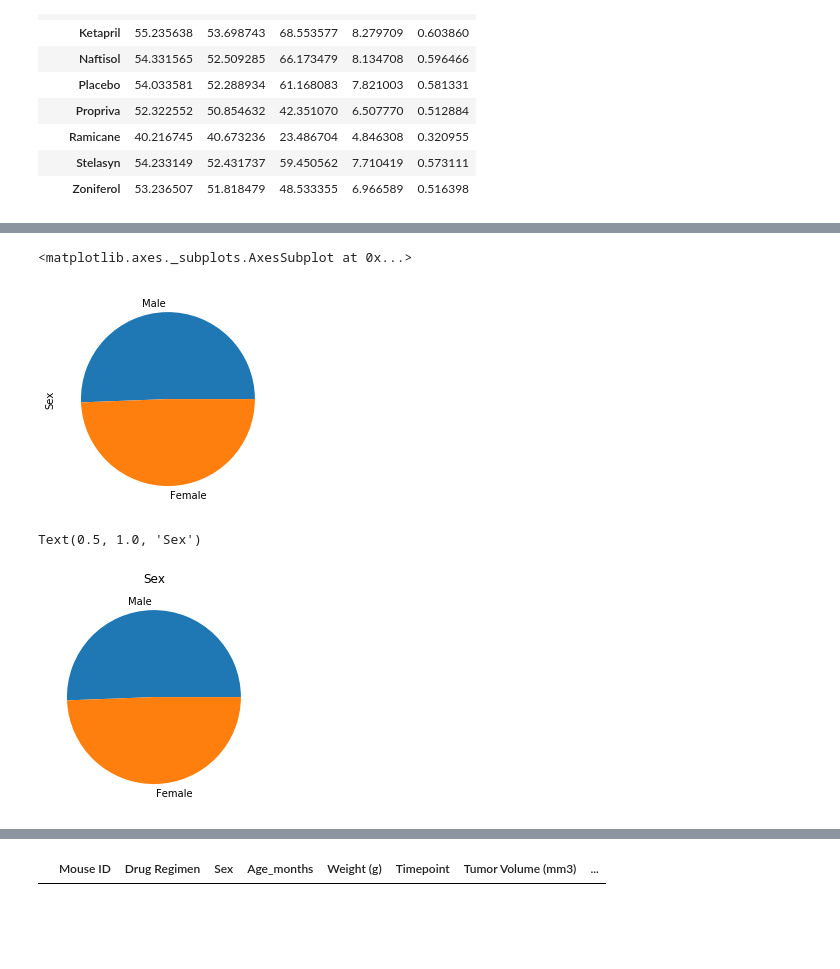
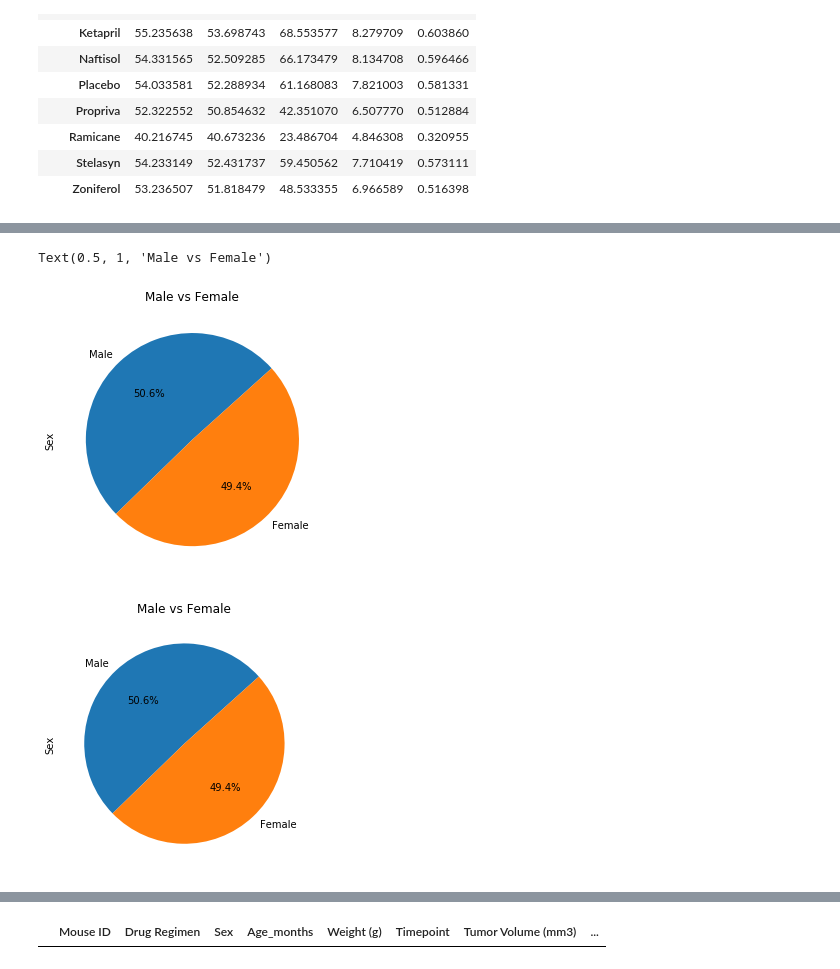
Before and after one commit to wonderbug2020/matplotlib-challenge, a Jupyter notebook: main1.ipynb, the cells around one changed output, grey strips where cells are left out. Drawn from its saved outputs; the diff is of its cells as text; code cells hidden in the pictures; blank space fills up the shorter version.

```diff
--- a/main1.ipynb
+++ b/main1.ipynb
@@ -45,14 +49,17 @@ plt.xticks(rotation=90)
 # %%
 #Now we want to do the same general thing but with a pie chart and the split between male and female mice
-study_metadata['Sex'].value_counts().plot(kind='pie')
+study_metadata['Sex'].value_counts().plot(kind='pie',startangle=42,autopct="%1.1f%%")
+plt.tight_layout()
+plt.title('Male vs Female')
 # %% [output]
-<matplotlib.axes._subplots.AxesSubplot at 0x...>
+Text(0.5, 1, 'Male vs Female')
-[figure, old version]
+[figure, new version]
 # %%
 sx_size = study_metadata['Sex'].value_counts()
 sx_labels = sx_size.index
-plt.pie(sx_size, labels=sx_labels)
-plt.title('Sex')
+plt.pie(sx_size, labels=sx_labels,startangle=42,autopct="%1.1f%%")
+plt.title('Male vs Female')
+plt.ylabel("Sex")
+plt.tight_layout()
 # %% [output]
-Text(0.5, 1.0, 'Sex')
-[figure, old version]
+[figure, new version]
```
Also changed, not shown: parts of 6 cells of this notebook.
